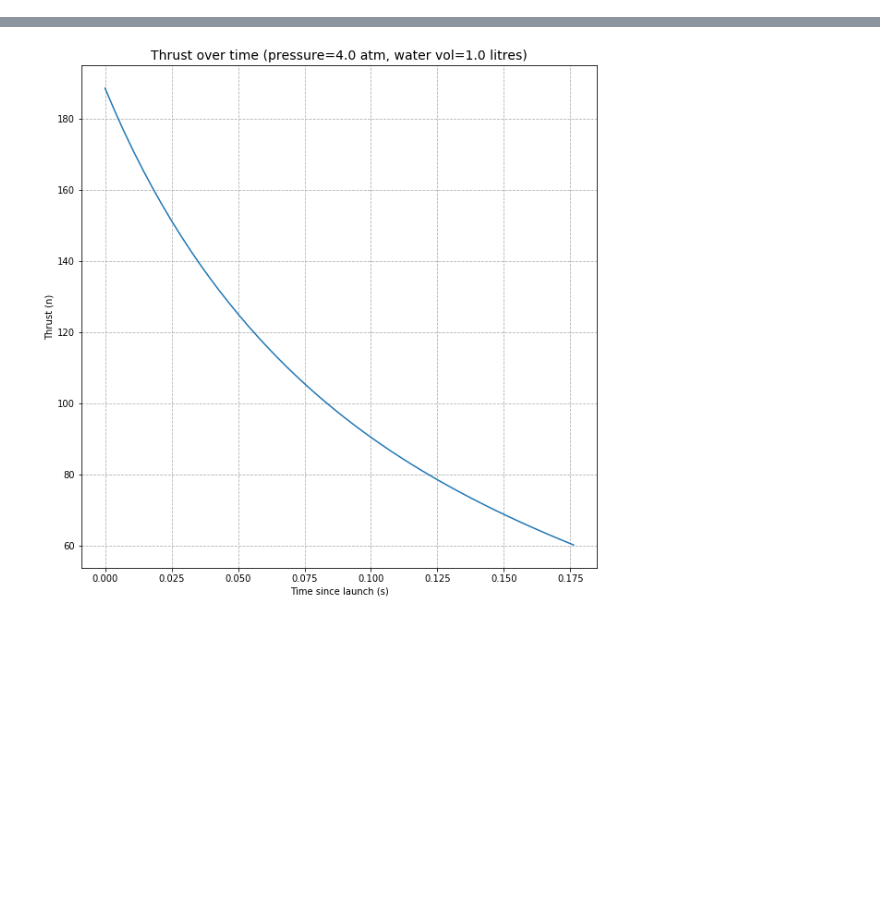
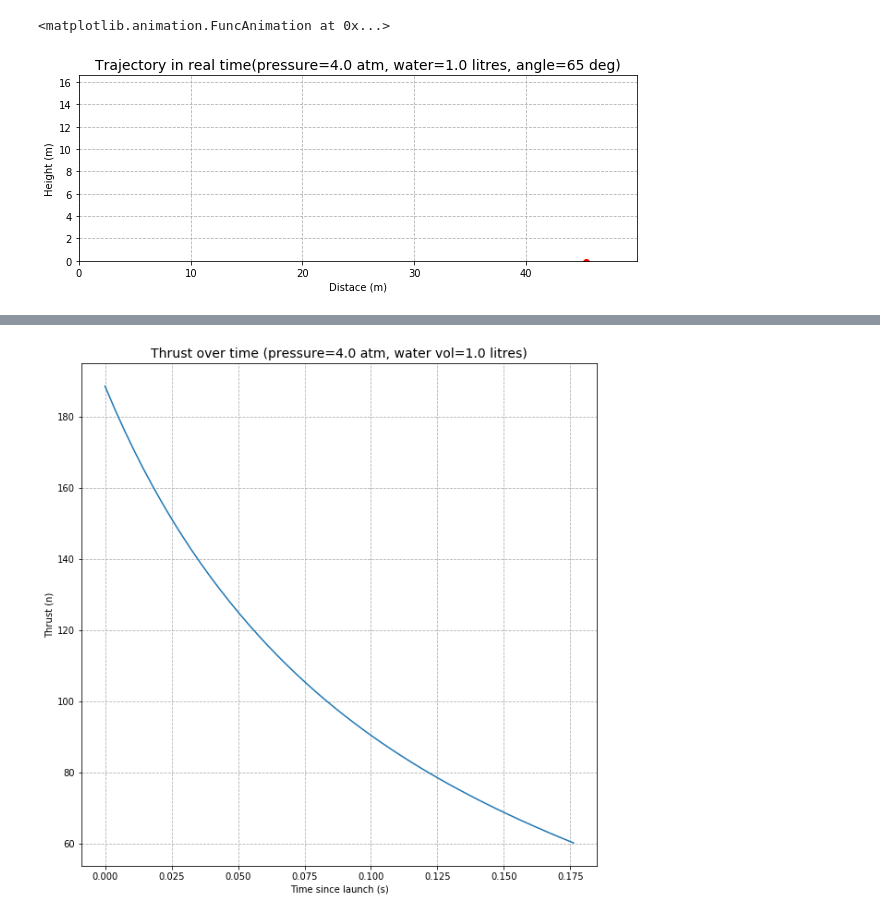
Before and after one commit to mbucchi/water-rocket, a Jupyter notebook: notebooks/Untitled.ipynb, the cells around one changed output, grey strips where cells are left out. Cells and saved outputs as stored; diff of their text form; code cells hidden in the pictures; blank space fills up the shorter version.

Commit message:
simulación visual

```diff
--- a/notebooks/Untitled.ipynb
+++ b/notebooks/Untitled.ipynb
@@ -192,9 +284,14 @@ s = Simulation(
     bottle_volume=2.5/1000,
     inside_pressure=4e5,
     nozzle_area=0.01**2 * np.pi,
-    launch_angle=25,
-    rocket_mass=0.17,
+    launch_angle=65,
+    rocket_mass=.17,
     fill_factor=.4,
     rocket_face_area=0.05**2 * np.pi
 )
 s.run()
+# %%
+s.show_trajectory()
+# %% [output]
+<matplotlib.animation.FuncAnimation at 0x...>
+[figure, added]
```
Also changed, not shown: parts of 7 cells of this notebook, 6 other files.
